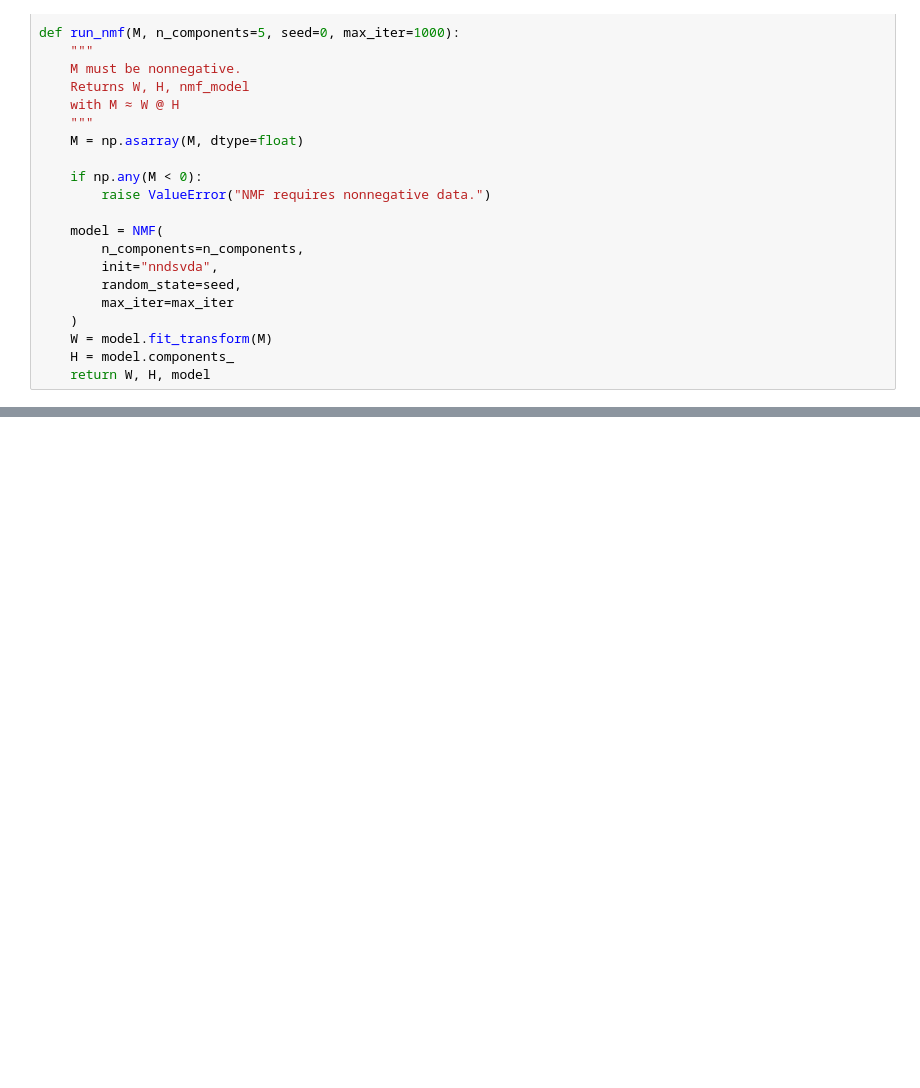
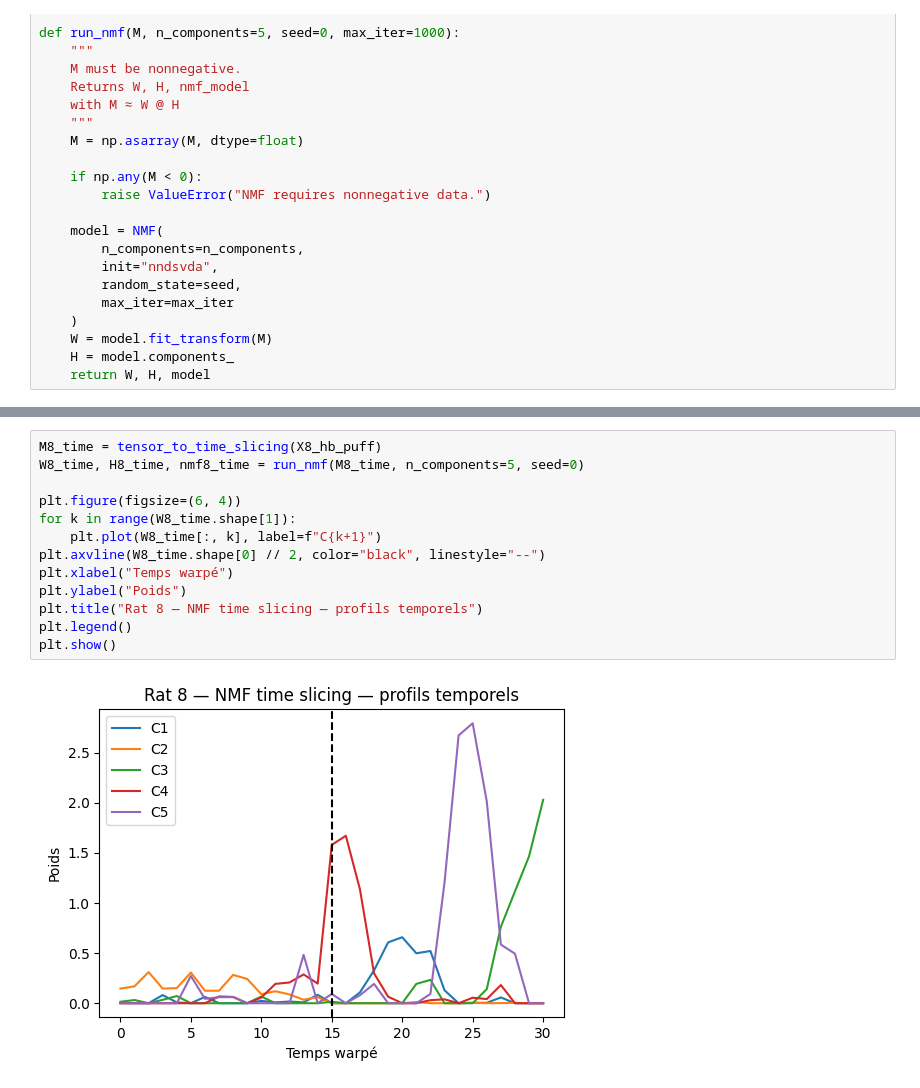
Before and after one commit to Clairaxe/Stage, a Jupyter notebook: projet/main/3_TimeWarp.ipynb, the cells around one changed output, grey strips where cells are left out. Drawn from its saved outputs; the diff is of its cells as text; blank space fills up the shorter version.

```diff
--- a/projet/main/3_TimeWarp.ipynb
+++ b/projet/main/3_TimeWarp.ipynb
@@ -902,0 +965,15 @@ W, H, model = run_nmf(M, n_components=5, seed=0)
+# %%
+M8_time = tensor_to_time_slicing(X8_hb_puff)
+W8_time, H8_time, nmf8_time = run_nmf(M8_time, n_components=5, seed=0)
+
+plt.figure(figsize=(6, 4))
+for k in range(W8_time.shape[1]):
+    plt.plot(W8_time[:, k], label=f"C{k+1}")
+plt.axvline(W8_time.shape[0] // 2, color="black", linestyle="--")
+plt.xlabel("Temps warpé")
+plt.ylabel("Poids")
+plt.title("Rat 8 — NMF time slicing — profils temporels")
+plt.legend()
+plt.show()
+# %% [output]
+[figure, added]
```
Also changed, not shown: parts of 18 cells of this notebook, 3 other files.
